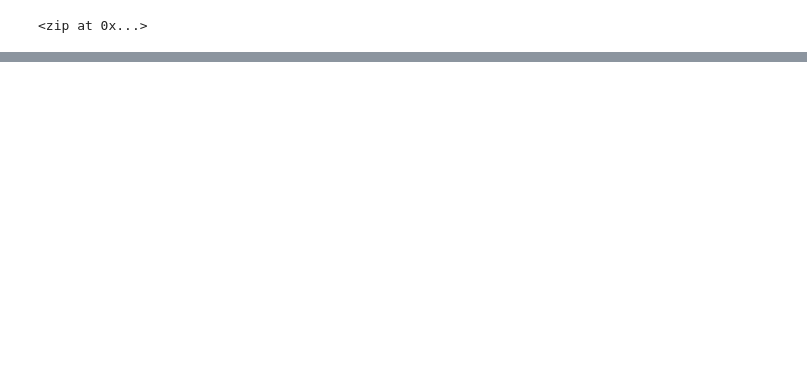
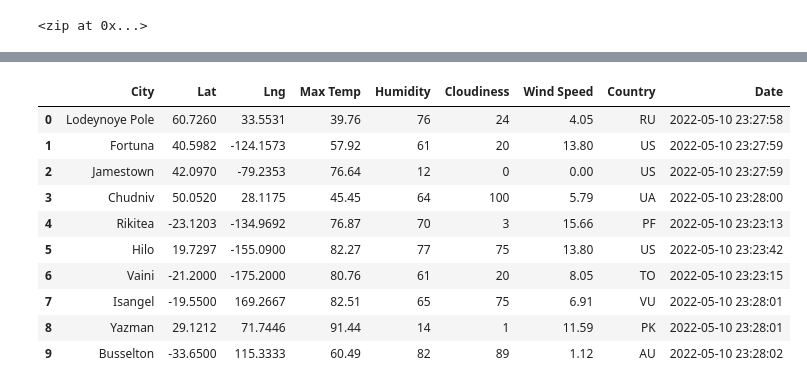
Before and after one commit to PeterV84/World_Weather_Analysis, a Jupyter notebook: WeatherPy.ipynb, the cells around one changed output, grey strips where cells are left out. Cells and saved outputs as stored; diff of their text form; code cells hidden in the pictures; blank space fills up the shorter version.

```diff
--- a/WeatherPy.ipynb
+++ b/WeatherPy.ipynb
@@ -11,11 +88,6 @@ lat_lngs = zip(lats, lngs)
 lat_lngs
 # %% [output]
 <zip at 0x...>
-# %%
-# Create a practice set of random latitude and longitude combinations.
-lats = [25.12903645, 25.92017388, 26.62509167, -59.98969384, 37.30571269]
-lngs = [-67.59741259, 11.09532135, 74.84233102, -76.89176677, -61.13376282]
-lat_lngs = zip(lats, lngs)
 # %%
 # Add the latitudes and longitudes to a list.
 coordinates = list(lat_lngs)
@@ -54,0 +370,16 @@ len(cities)
+# %%
+# Convert the array of dictionaries to a Pandas DataFrame.
+city_data_df = pd.DataFrame(city_data)
+city_data_df.head(10)
+# %% [output]
+|  | City | Lat | Lng | Max Temp | Humidity | Cloudiness | Wind Speed | Country | Date |
+| 0 | Lodeynoye Pole | 60.7260 | 33.5531 | 39.76 | 76 | 24 | 4.05 | RU | 2022-05-10 23:27:58 |
+| 1 | Fortuna | 40.5982 | -124.1573 | 57.92 | 61 | 20 | 13.80 | US | 2022-05-10 23:27:59 |
+| 2 | Jamestown | 42.0970 | -79.2353 | 76.64 | 12 | 0 | 0.00 | US | 2022-05-10 23:27:59 |
+| 3 | Chudniv | 50.0520 | 28.1175 | 45.45 | 64 | 100 | 5.79 | UA | 2022-05-10 23:28:00 |
+| 4 | Rikitea | -23.1203 | -134.9692 | 76.87 | 70 | 3 | 15.66 | PF | 2022-05-10 23:23:13 |
+| 5 | Hilo | 19.7297 | -155.0900 | 82.27 | 77 | 75 | 13.80 | US | 2022-05-10 23:23:42 |
+| 6 | Vaini | -21.2000 | -175.2000 | 80.76 | 61 | 20 | 8.05 | TO | 2022-05-10 23:23:15 |
+| 7 | Isangel | -19.5500 | 169.2667 | 82.51 | 65 | 75 | 6.91 | VU | 2022-05-10 23:28:01 |
+| 8 | Yazman | 29.1212 | 71.7446 | 91.44 | 14 | 1 | 11.59 | PK | 2022-05-10 23:28:01 |
+| 9 | Busselton | -33.6500 | 115.3333 | 60.49 | 82 | 89 | 1.12 | AU | 2022-05-10 23:28:02 |
```
Also changed, not shown: parts of 43 cells of this notebook, 4 other files.
